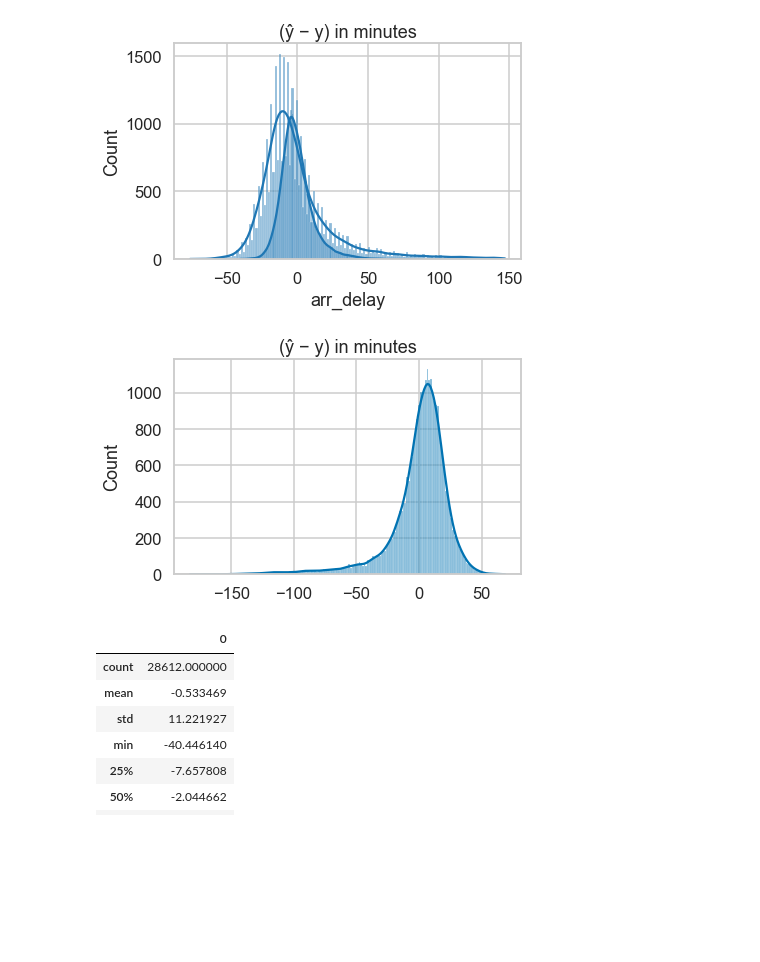
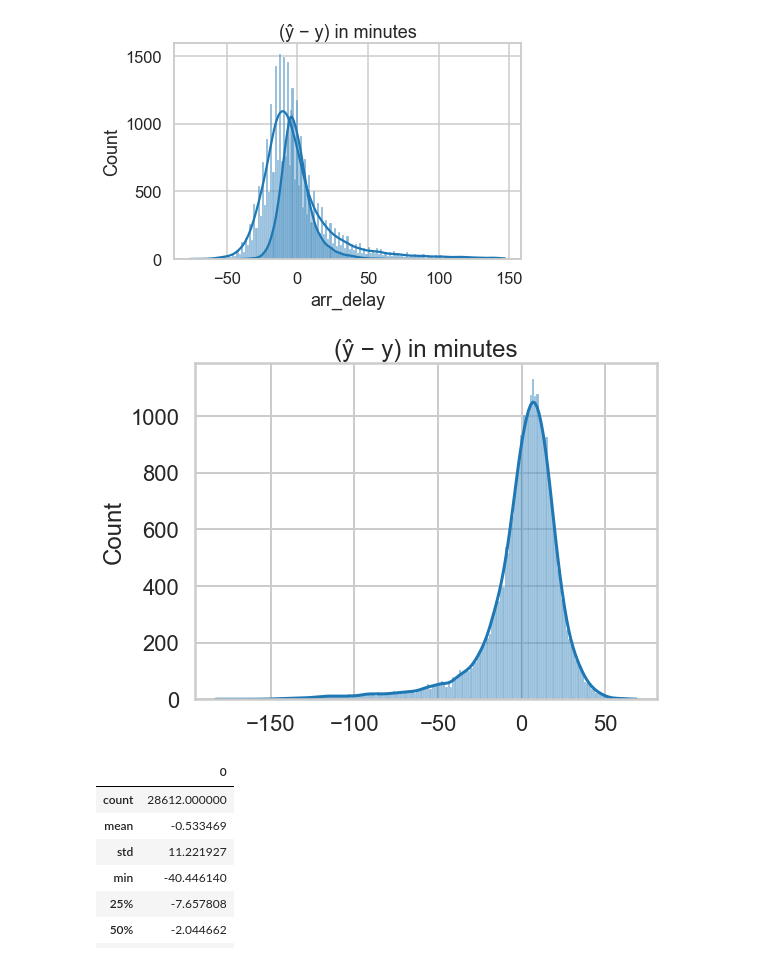
Before and after one commit to Mkyleran/mid-term-project-I, a Jupyter notebook: src/XGBoost_2.ipynb, the cells around one changed output. Saved outputs shown, nothing was run; the diff lists cells and outputs as text; code cells hidden in the pictures; blank space fills up the shorter version.

Commit message:
update to visualization and evaluation metrics

```diff
--- a/src/XGBoost_2.ipynb
+++ b/src/XGBoost_2.ipynb
@@ -694,14 +694,15 @@ plt.title('(ŷ − y) in minutes')
 Text(0.5, 1.0, '(ŷ − y) in minutes')
 [figure]
 # %%
-fig, ax = plt.subplots()
+sns.set_context('poster')
+fig, ax = plt.subplots(figsize=(8, 6))
 fig.tight_layout()
 ax = sns.histplot(diff, kde=True)
 ax.get_legend().remove()
 plt.title('(ŷ − y) in minutes')
-plt.savefig('xgboost_y_pred-y.png', transparent=True)
+plt.savefig('xgboost_y_pred-y.png', transparent=False)
 # %% [output]
-[figure, old version]
+[figure, new version]
 # %%
 y_pred_df = pd.DataFrame(y_pred_2019)
 y_pred_df.describe()
```
Also changed, not shown: parts of 1 cell of this notebook.
